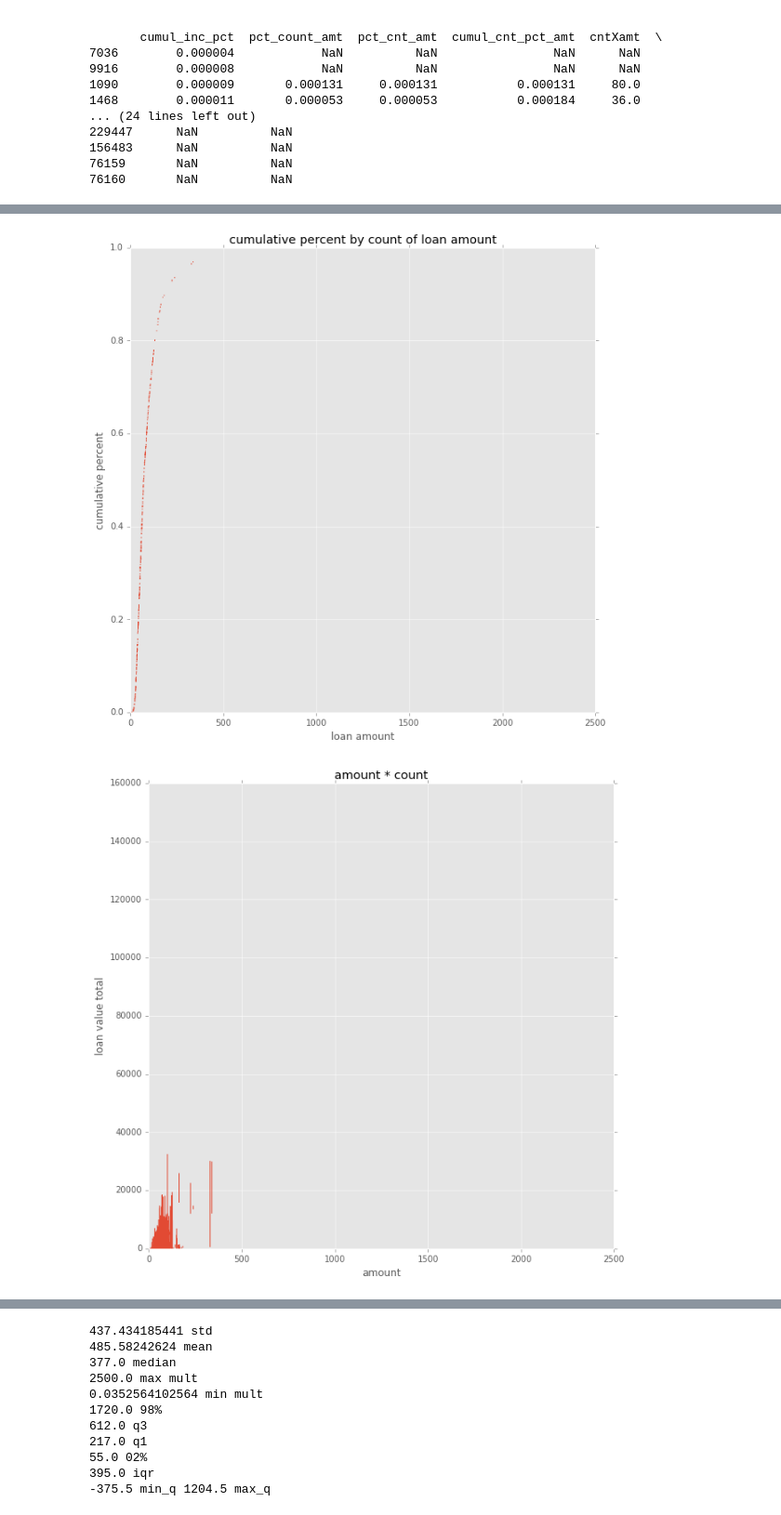
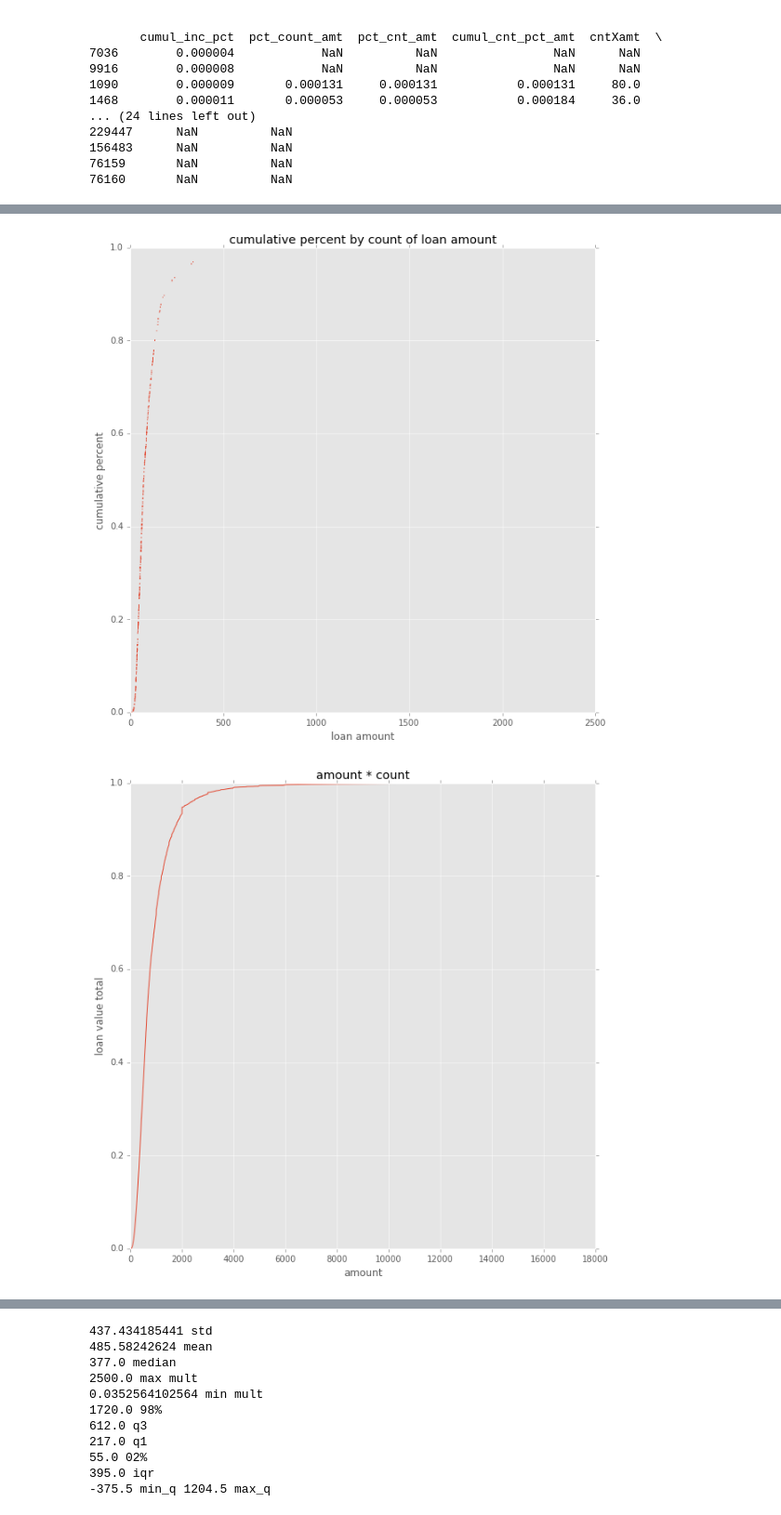
Before and after one commit to Kibrael/Edits, a Jupyter notebook: single_bank_viz.ipynb, the cells around one changed output, grey strips where cells are left out. Shown at 93% size. Saved outputs shown, nothing was run; the diff lists cells and outputs as text; code cells hidden in the pictures.

```diff
--- a/single_bank_viz.ipynb
+++ b/single_bank_viz.ipynb
@@ -71,21 +71,38 @@ bank_df['cumul_inc_pct'] = bank_df.pct_inc.cumsum() #add cumulative percent of i
 #create percent and cumulative percents by count and count times amount
 bank_df['pct_cnt_amt'] = bank_df.groupby(['amount']).pct_amt.count() / bank_df.groupby(['amount']).pct_amt.count().sum()
 bank_df['cumul_cnt_pct_amt'] = bank_df.pct_cnt_amt.cumsum()
-bank_df['amtXcnt'] = bank_df.groupby(['amount']).pct_amt.count() * bank_df.amount
-bank_df['amtXcnt_pct'] = bank_df.amtXcnt / bank_df.amtXcnt.sum()
+
+#create dataframe for amount * count to show cumulative percent by volume of loans
+amtXcnt_df = pd.DataFrame(bank_df.groupby(['amount']).pct_amt.count()) #* bank_df.amount
+amtXcnt_df['amount'] = amtXcnt_df.index
+amtXcnt_df['vol'] = amtXcnt_df.amount * amtXcnt_df.pct_amt
+amtXcnt_df['count'] = amtXcnt_df.pct_amt
+amtXcnt_df.drop('pct_amt', axis=1, inplace=True)
+amtXcnt_df['pct'] = amtXcnt_df.vol / amtXcnt_df.vol.sum()
+amtXcnt_df['cumul_pct'] = amtXcnt_df.pct.cumsum()
+
 
 #create percent and cumulative percents
 inc_df['pct_amt'] = inc_df['amount']/inc_df['amount'].sum() #calculate percent of total amount for each row
 inc_df['cumul_amt_pct'] = inc_df.pct_amt.cumsum() #add cumulative percent of loan amount by value
 inc_df['pct_inc'] = inc_df['income']/inc_df['income'].sum()
 inc_df['cumul_inc_pct'] = inc_df.pct_inc.cumsum() #add cumulative percent of income by value
-inc_df['amtXct'] = inc_df.groupby(['income']).pct_inc.count()* inc_df.income
+inc_df['amtXct'] = inc_df.groupby(['income']).pct_inc.count() * inc_df.income
 
 #create percent and cumulative percents by count and count times amount
 inc_df['pct_cnt_inc'] = inc_df.groupby(['income']).pct_amt.count() / inc_df.groupby(['income']).pct_amt.count().sum()
 inc_df['cumul_cnt_pct_inc'] = inc_df.pct_cnt_inc.cumsum()
 inc_df['incXcnt'] = inc_df.groupby(['amount']).pct_inc.count() * inc_df.income
 inc_df['incXcnt_pct'] = inc_df.incXcnt / inc_df.incXcnt.sum()
+
+#create dataframe for amount * count to show cumulative percent by volume of loans
+incXcnt_df = pd.DataFrame(inc_df.groupby(['income']).pct_inc.count()) #* bank_df.amount
+incXcnt_df['income'] = incXcnt_df.index
+incXcnt_df['vol'] = incXcnt_df.income * incXcnt_df.pct_inc
+incXcnt_df['count'] = incXcnt_df.pct_inc
+incXcnt_df.drop('pct_inc', axis=1, inplace=True)
+incXcnt_df['pct'] = incXcnt_df.vol / incXcnt_df.vol.sum()
+incXcnt_df['cumul_pct'] = incXcnt_df.pct.cumsum()
 # %%
 print(bank_df.head()) #check dataframe for columns
 print(inc_df.head())
@@ -110,33 +127,35 @@ print(inc_df.head())
 # %%
 #graph cumulative sum of % of income and % of loan amount
 y = bank_df.cumul_amt_pct
 y1 = bank_df.cumul_cnt_pct_amt
 x = bank_df.amount
 cumul_pct = plt.figure(figsize=(10,10))
 plt.plot(x,y)
 plt.title('cumulative loan amount by $')
 plt.ylabel('cumulative percent')
 plt.xlabel('loan amount')
 plt.show(cumul_pct)
 
 cumul_cnt = plt.figure(figsize=(10,10))
 plt.plot(x,y1)
 plt.xlabel('loan amount')
 plt.ylabel('cumulative percent')
 plt.title('cumulative percent by count of loan amount')
 plt.show(cumul_cnt)
 
+#print(x, y2)
 amtXcnt = plt.figure(figsize=(10,10))
-y2 = bank_df.amtXcnt
-plt.plot(x,y2)
+x2 = amtXcnt_df.amount
+y2 = amtXcnt_df.cumul_pct
+plt.plot(x2,y2)
 plt.title('amount * count')
 plt.xlabel('amount')
 plt.ylabel('loan value total')
 plt.show(amtXcnt)
 # %% [output]
 [figure]
 [figure]
-[figure, old version]
+[figure, new version]
 # %%
 
 y = inc_df.cumul_inc_pct
```
Also changed, not shown: parts of 1 cell of this notebook.
